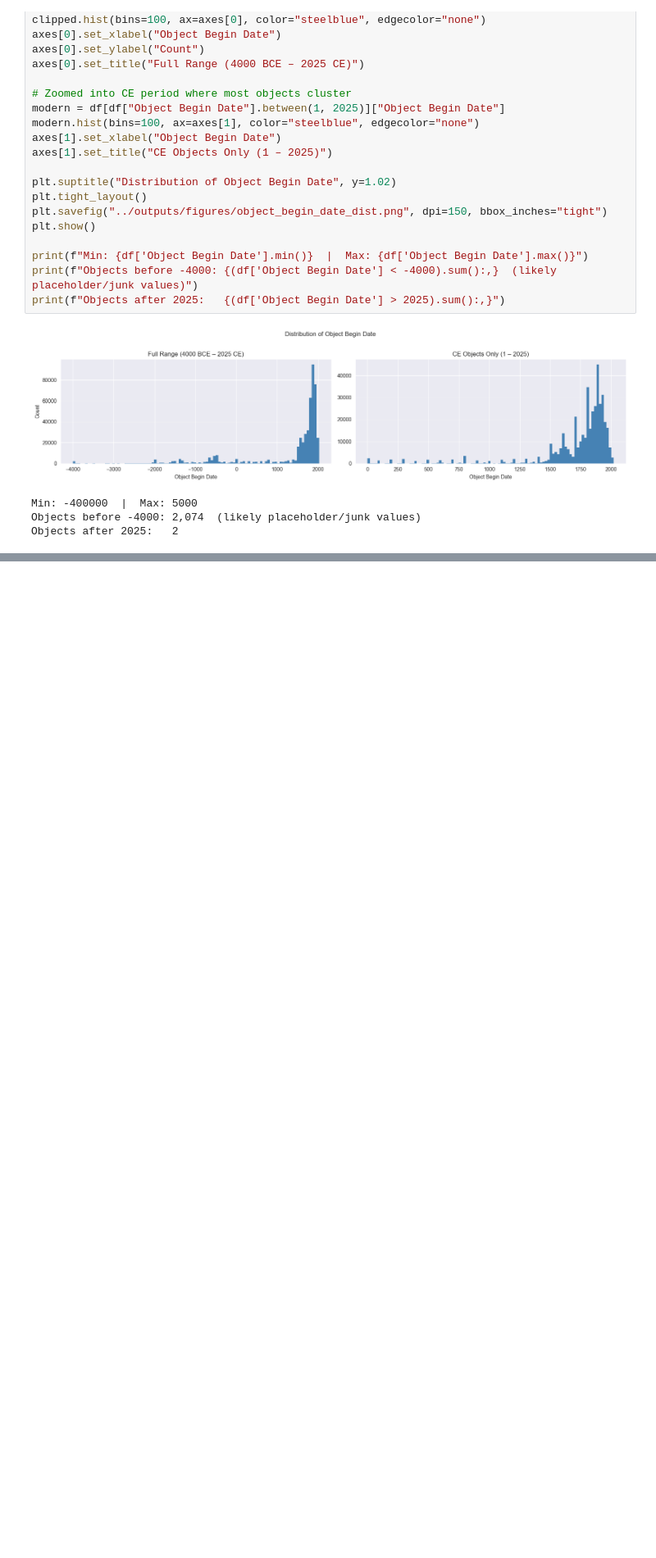
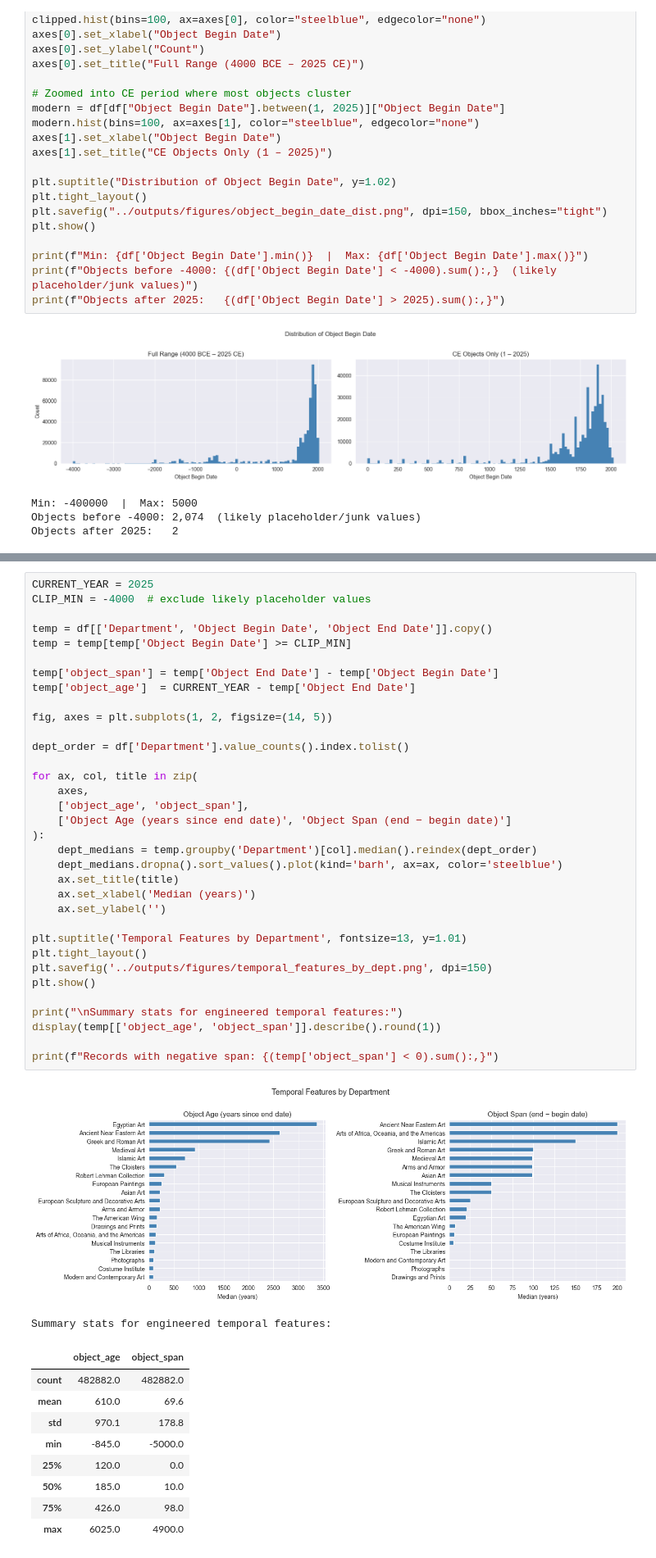
Before and after one commit to ishangupta4/cultural-pattern-discovery-ml, a Jupyter notebook: notebooks/met_eda.ipynb, the cells around one changed output, grey strips where cells are left out. Shown at 82% size. Saved outputs shown, nothing was run; the diff lists cells and outputs as text; blank space fills up the shorter version.

```diff
--- a/notebooks/met_eda.ipynb
+++ b/notebooks/met_eda.ipynb
@@ -277,0 +478,46 @@ Objects after 2025:   2
+# %%
+CURRENT_YEAR = 2025
+CLIP_MIN = -4000  # exclude likely placeholder values
+
+temp = df[['Department', 'Object Begin Date', 'Object End Date']].copy()
+temp = temp[temp['Object Begin Date'] >= CLIP_MIN]
+
+temp['object_span'] = temp['Object End Date'] - temp['Object Begin Date']
+temp['object_age']  = CURRENT_YEAR - temp['Object End Date']
+
+fig, axes = plt.subplots(1, 2, figsize=(14, 5))
+
+dept_order = df['Department'].value_counts().index.tolist()
+
+for ax, col, title in zip(
+    axes,
+    ['object_age', 'object_span'],
+    ['Object Age (years since end date)', 'Object Span (end − begin date)']
+):
+    dept_medians = temp.groupby('Department')[col].median().reindex(dept_order)
+    dept_medians.dropna().sort_values().plot(kind='barh', ax=ax, color='steelblue')
+    ax.set_title(title)
+    ax.set_xlabel('Median (years)')
+    ax.set_ylabel('')
+
+plt.suptitle('Temporal Features by Department', fontsize=13, y=1.01)
+plt.tight_layout()
+plt.savefig('../outputs/figures/temporal_features_by_dept.png', dpi=150)
+plt.show()
+
+print("\nSummary stats for engineered temporal features:")
+display(temp[['object_age', 'object_span']].describe().round(1))
+
+print(f"Records with negative span: {(temp['object_span'] < 0).sum():,}")
+# %% [output]
+[figure, added]
+Summary stats for engineered temporal features:
+|  | object_age | object_span |
+| count | 482882.0 | 482882.0 |
+| mean | 610.0 | 69.6 |
+| std | 970.1 | 178.8 |
+| min | -845.0 | -5000.0 |
+| 25% | 120.0 | 0.0 |
+| 50% | 185.0 | 10.0 |
+| 75% | 426.0 | 98.0 |
+| max | 6025.0 | 4900.0 |
```
Also changed, not shown: parts of 15 cells of this notebook.
